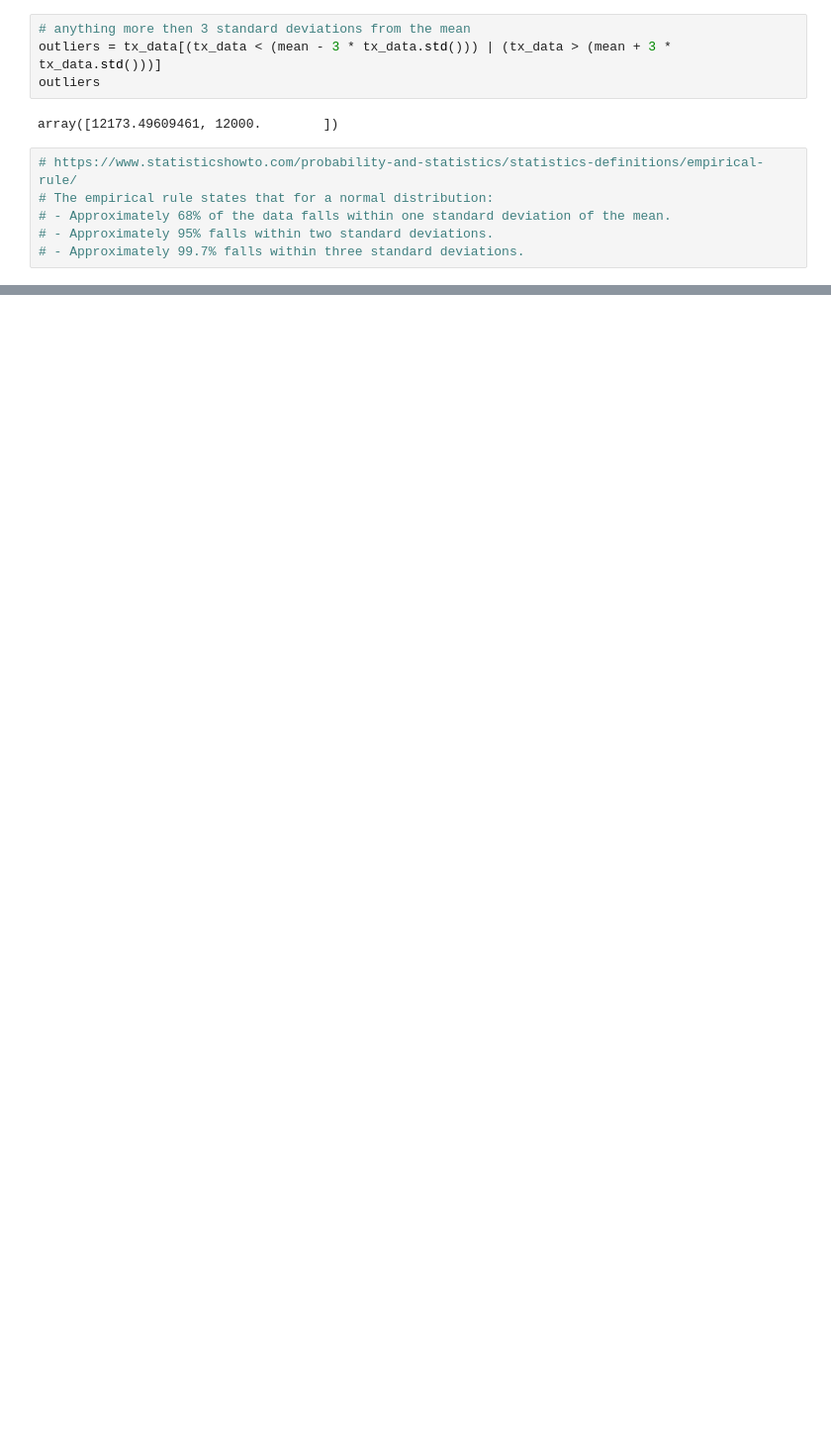
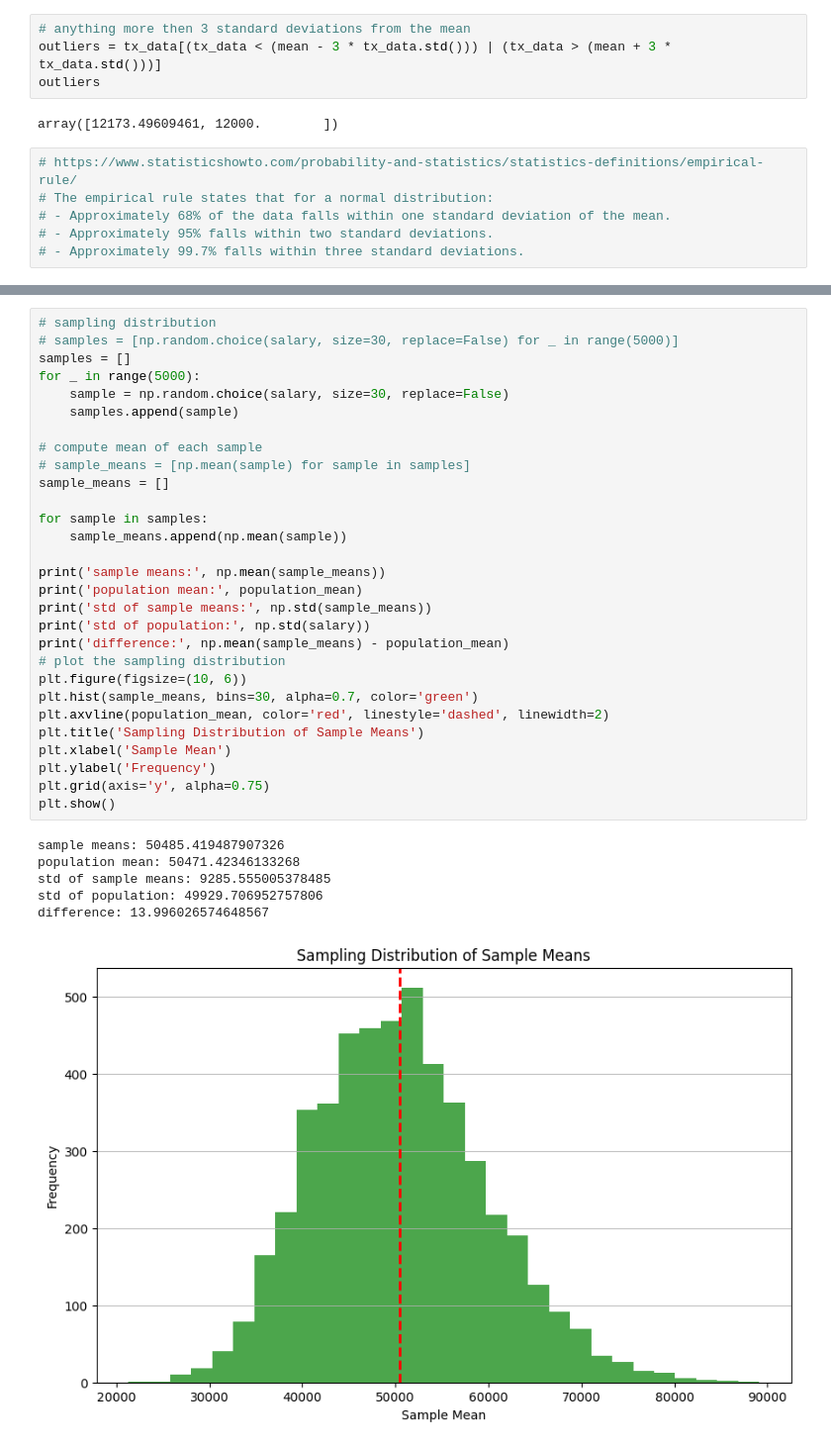
Before and after one commit to rahul8879/harika_ai, a Jupyter notebook: math/02_stats.ipynb, the cells around one changed output, grey strips where cells are left out. Shown at 99% size. Drawn from its saved outputs; the diff is of its cells as text; blank space fills up the shorter version.

```diff
--- a/math/02_stats.ipynb
+++ b/math/02_stats.ipynb
@@ -49,0 +69,36 @@ array([12173.49609461, 12000.        ])
+# %%
+# sampling distribution
+# samples = [np.random.choice(salary, size=30, replace=False) for _ in range(5000)]
+samples = []
+for _ in range(5000):
+    sample = np.random.choice(salary, size=30, replace=False)
+    samples.append(sample)
+
+# compute mean of each sample
+# sample_means = [np.mean(sample) for sample in samples]
+sample_means = []
+
+for sample in samples:
+    sample_means.append(np.mean(sample))
+
+print('sample means:', np.mean(sample_means))
+print('population mean:', population_mean)
+print('std of sample means:', np.std(sample_means))
+print('std of population:', np.std(salary))
+print('difference:', np.mean(sample_means) - population_mean)
+# plot the sampling distribution
+plt.figure(figsize=(10, 6))
+plt.hist(sample_means, bins=30, alpha=0.7, color='green')
+plt.axvline(population_mean, color='red', linestyle='dashed', linewidth=2)
+plt.title('Sampling Distribution of Sample Means')
+plt.xlabel('Sample Mean')
+plt.ylabel('Frequency')
+plt.grid(axis='y', alpha=0.75)
+plt.show()
+# %% [output]
+sample means: 50485.419487907326
+population mean: 50471.42346133268
+std of sample means: 9285.555005378485
+std of population: 49929.706952757806
+difference: 13.996026574648567
+[figure, added]
```
Also changed, not shown: parts of 6 cells of this notebook, 2 other files.
